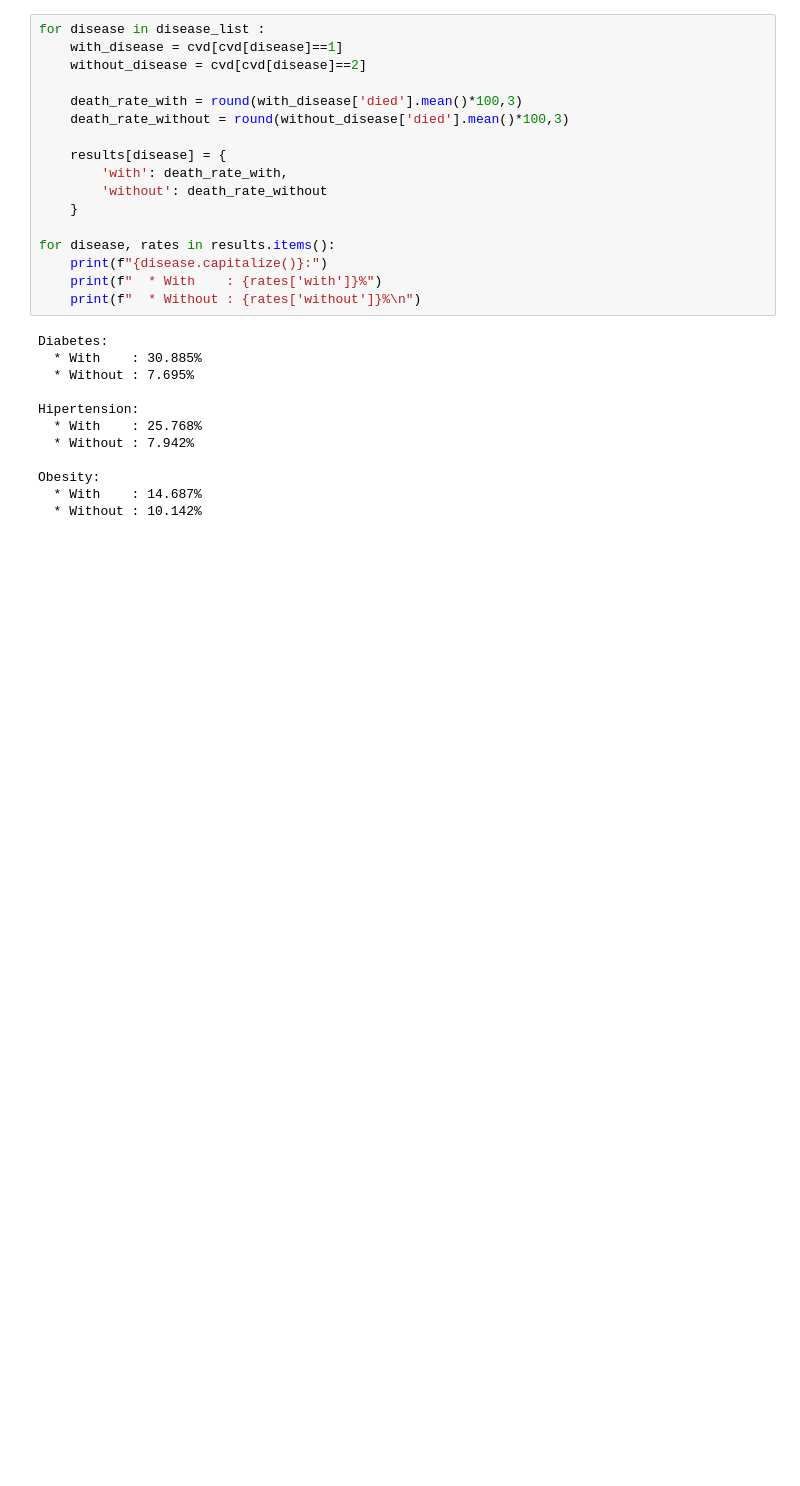
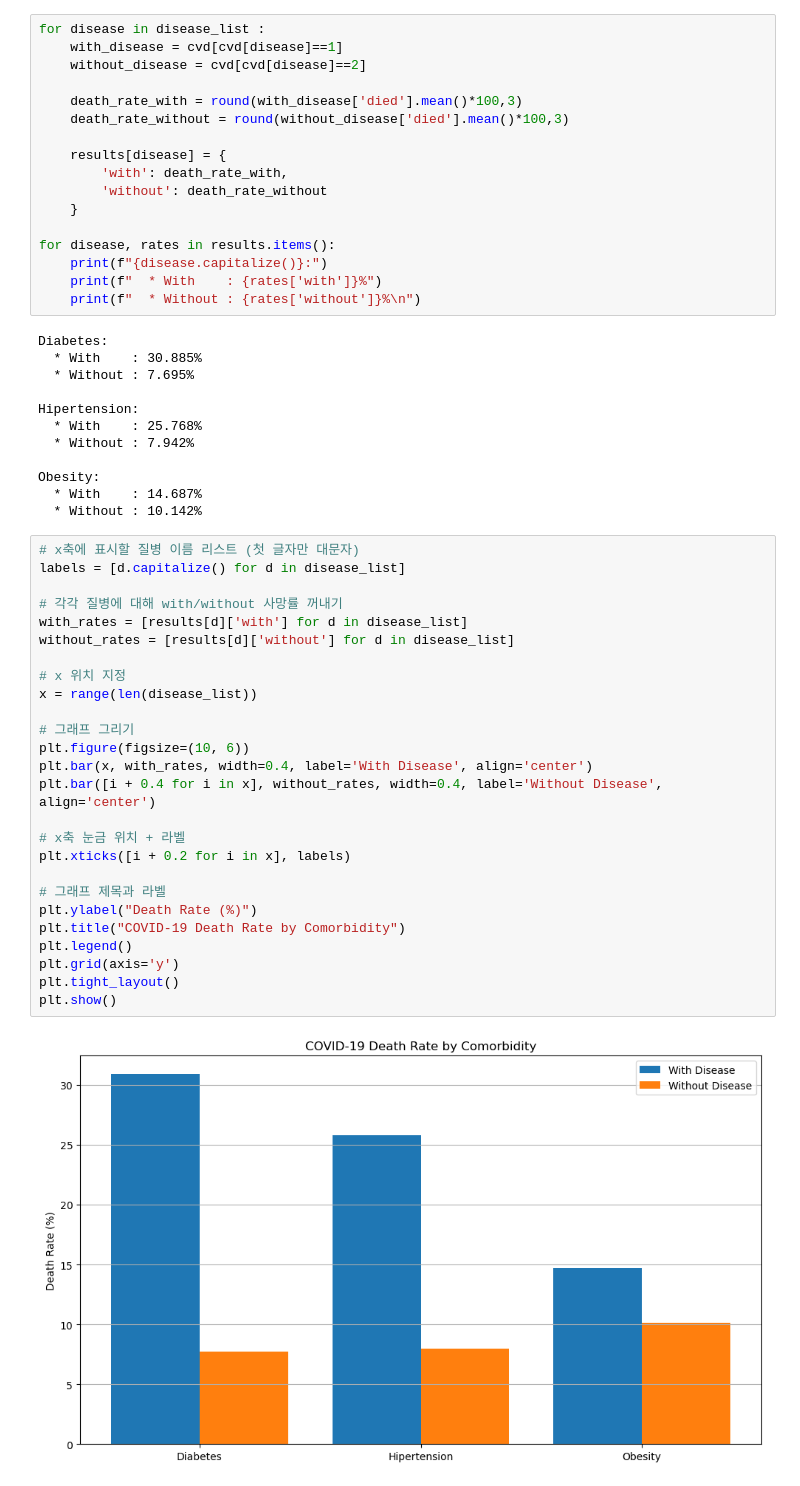
Before and after one commit to hyunsu3408/first-ai, a Jupyter notebook: first-ai/Mexico corona.ipynb, the cells around one changed output. Cells and saved outputs as stored; diff of their text form; blank space fills up the shorter version.

```diff
--- a/first-ai/Mexico corona.ipynb
+++ b/first-ai/Mexico corona.ipynb
@@ -126,3 +126,31 @@ Hipertension:
 Obesity:
   * With    : 14.687%
   * Without : 10.142%
+# %%
+# x축에 표시할 질병 이름 리스트 (첫 글자만 대문자)
+labels = [d.capitalize() for d in disease_list]
+
+# 각각 질병에 대해 with/without 사망률 꺼내기
+with_rates = [results[d]['with'] for d in disease_list]
+without_rates = [results[d]['without'] for d in disease_list]
+
+# x 위치 지정
+x = range(len(disease_list))
+
+# 그래프 그리기
+plt.figure(figsize=(10, 6))
+plt.bar(x, with_rates, width=0.4, label='With Disease', align='center')
+plt.bar([i + 0.4 for i in x], without_rates, width=0.4, label='Without Disease', align='center')
+
+# x축 눈금 위치 + 라벨
+plt.xticks([i + 0.2 for i in x], labels)
+
+# 그래프 제목과 라벨
+plt.ylabel("Death Rate (%)")
+plt.title("COVID-19 Death Rate by Comorbidity")
+plt.legend()
+plt.grid(axis='y')
+plt.tight_layout()
+plt.show()
+# %% [output]
+[figure, added]
```
Also changed, not shown: parts of 2 cells of this notebook.
